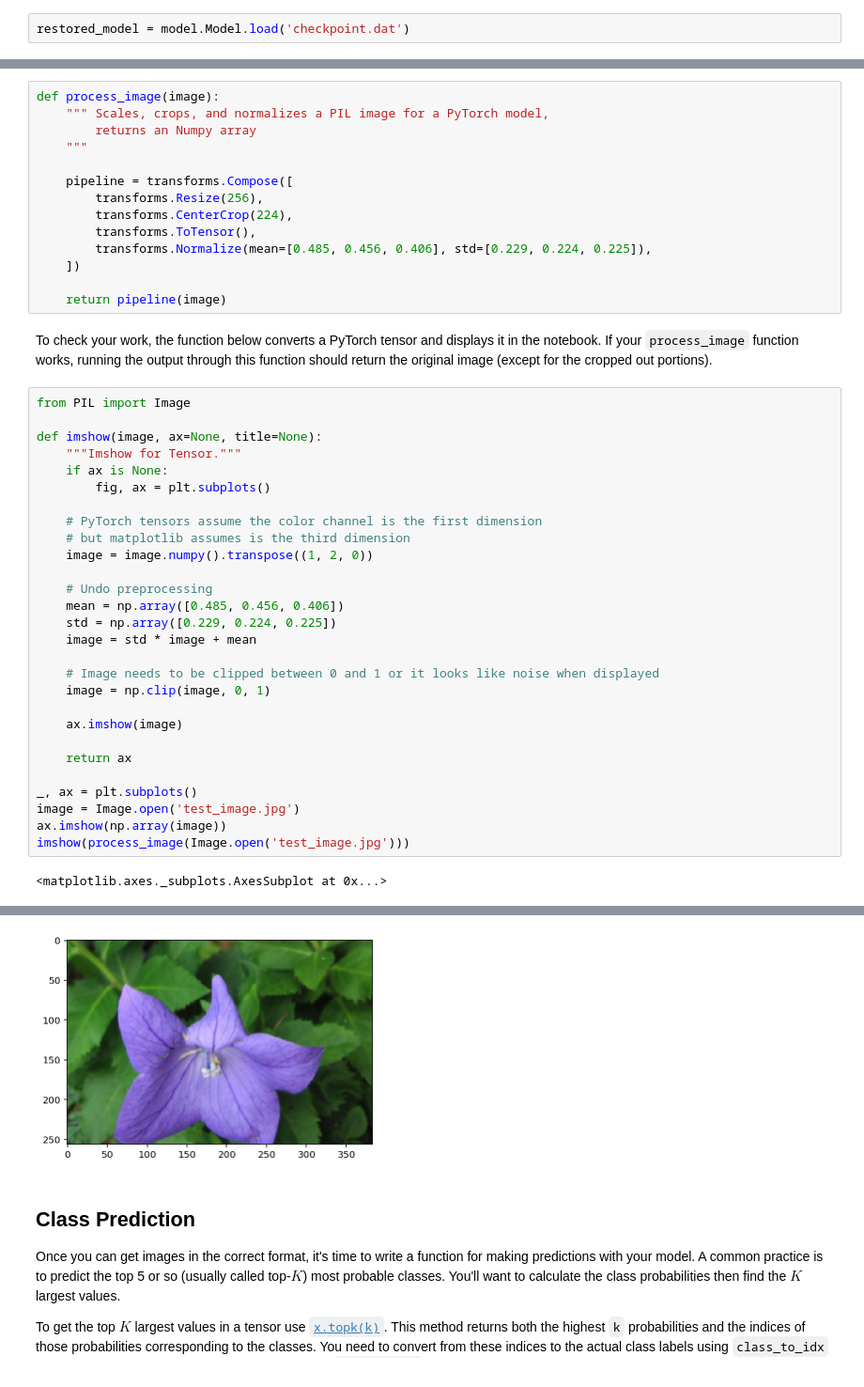
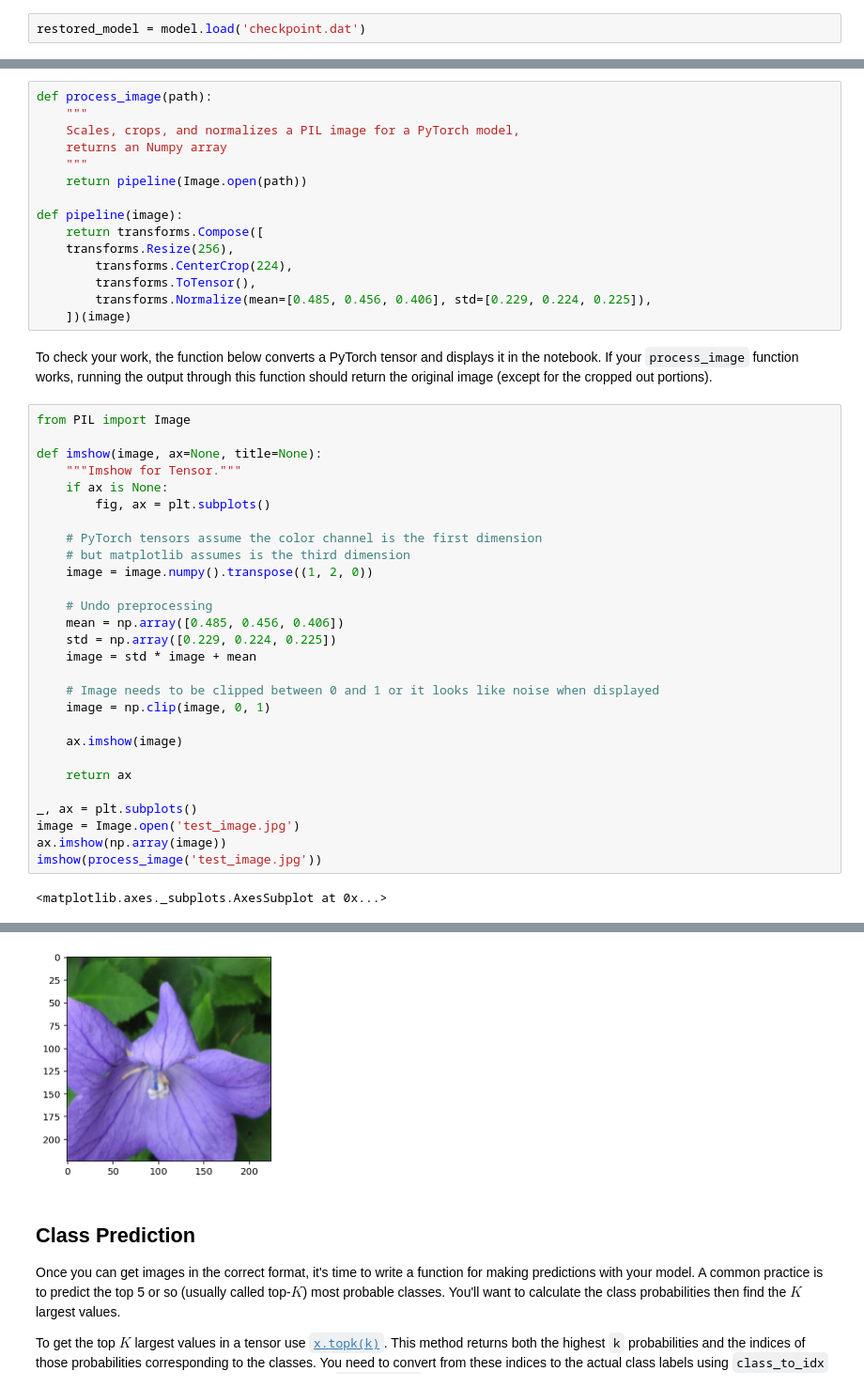
Before and after one commit to kisom/aipnd-classifier, a Jupyter notebook: Image Classifier Project.ipynb, the cells around one changed output, grey strips where cells are left out. Shown: that part at 94% size. Drawn from its saved outputs; the diff is of its cells as text.

```diff
--- a/Image Classifier Project.ipynb
+++ b/Image Classifier Project.ipynb
@@ -132,7 +137,7 @@ flower_model.save('checkpoint.dat')
 
 At this point it's good to write a function that can load a checkpoint and rebuild the model. That way you can come back to this project and keep working on it without having to retrain the network.
 # %%
-restored_model = model.Model.load('checkpoint.dat')
+restored_model = model.load('checkpoint.dat')
 # %% [markdown]
 # Inference for classification
 
@@ -160,53 +165,54 @@ As before, the network expects the images to be normalized in a specific way. Fo
 
 And finally, PyTorch expects the color channel to be the first dimension but it's the third dimension in the PIL image and Numpy array. You can reorder dimensions using [`ndarray.transpose`](https://docs.scipy.org/doc/numpy-1.13.0/reference/generated/numpy.ndarray.transpose.html). The color channel needs to be first and retain the order of the other two dimensions.
 # %%
-def process_image(image):
-    """ Scales, crops, and normalizes a PIL image for a PyTorch model,
-        returns an Numpy array
+def process_image(path):
     """
+    Scales, crops, and normalizes a PIL image for a PyTorch model,
+    returns an Numpy array
+    """
+    return pipeline(Image.open(path))
 
-    pipeline = transforms.Compose([
-        transforms.Resize(256),
+def pipeline(image):
+    return transforms.Compose([
+    transforms.Resize(256),
         transforms.CenterCrop(224),
         transforms.ToTensor(),
         transforms.Normalize(mean=[0.485, 0.456, 0.406], std=[0.229, 0.224, 0.225]),
-    ])
-
-    return pipeline(image)
+    ])(image)
 # %% [markdown]
 To check your work, the function below converts a PyTorch tensor and displays it in the notebook. If your `process_image` function works, running the output through this function should return the original image (except for the cropped out portions).
 # %%
 from PIL import Image
 
 def imshow(image, ax=None, title=None):
     """Imshow for Tensor."""
     if ax is None:
         fig, ax = plt.subplots()
 
     # PyTorch tensors assume the color channel is the first dimension
     # but matplotlib assumes is the third dimension
     image = image.numpy().transpose((1, 2, 0))
 
     # Undo preprocessing
     mean = np.array([0.485, 0.456, 0.406])
     std = np.array([0.229, 0.224, 0.225])
     image = std * image + mean
 
     # Image needs to be clipped between 0 and 1 or it looks like noise when displayed
     image = np.clip(image, 0, 1)
 
     ax.imshow(image)
 
     return ax
 
 _, ax = plt.subplots()
 image = Image.open('test_image.jpg')
 ax.imshow(np.array(image))
-imshow(process_image(Image.open('test_image.jpg')))
+imshow(process_image('test_image.jpg'))
 # %% [output]
 <matplotlib.axes._subplots.AxesSubplot at 0x...>
 [figure]
-[figure, old version]
+[figure, new version]
 # %% [markdown]
 ## Class Prediction
 
```
Also changed, not shown: parts of 9 cells of this notebook, 7 other files.
